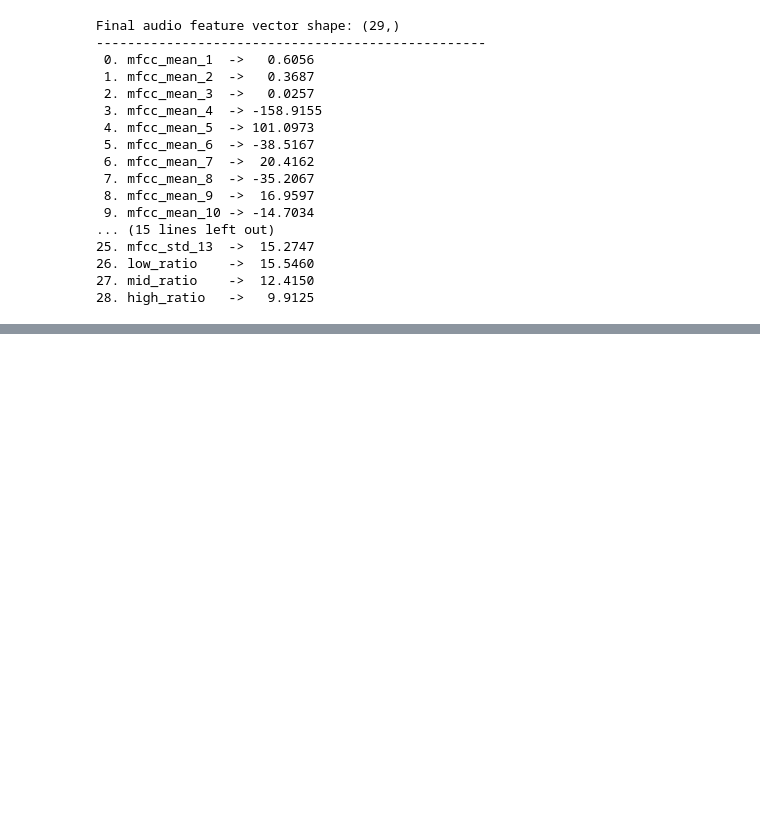
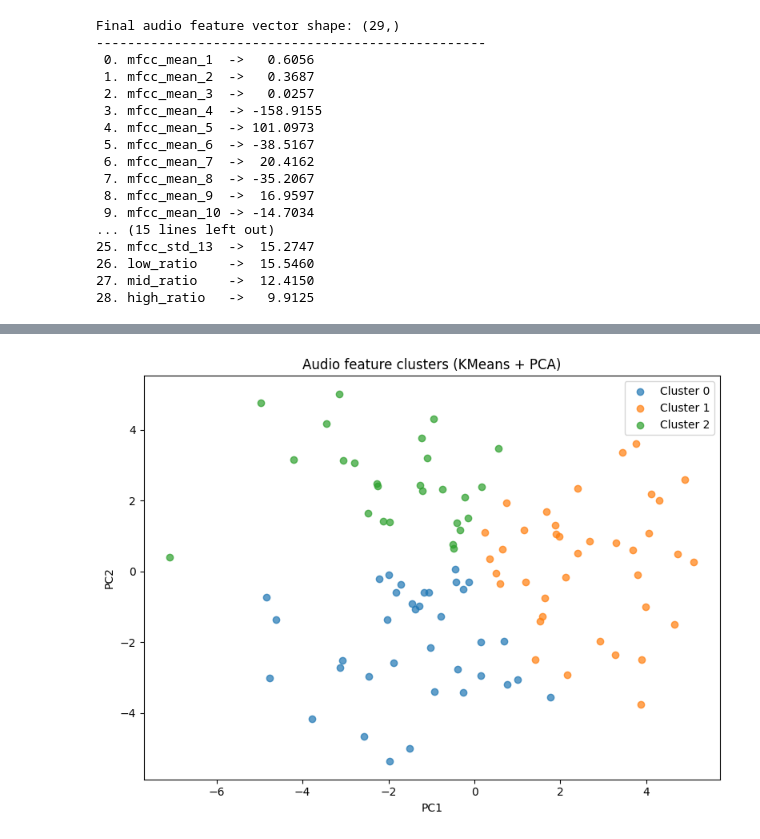
Before and after one commit to boseongkang/mlproject, a Jupyter notebook: notebooks/audio/audio_analysis.ipynb, the cells around one changed output, grey strips where cells are left out. Saved outputs shown, nothing was run; the diff lists cells and outputs as text; code cells hidden in the pictures; blank space fills up the shorter version.

```diff
--- a/notebooks/audio/audio_analysis.ipynb
+++ b/notebooks/audio/audio_analysis.ipynb
@@ -662,0 +626,12 @@ Done! DataFrame shape: (100, 30)
+# %%
+feature_cols = [c for c in audio_df.columns if c != "filename"]
+X = audio_df[feature_cols].values
+# %%
+scaler = StandardScaler()
+X_scaled = scaler.fit_transform(X)
+# %%
+n_clusters = 3
+kmeans = KMeans(n_clusters=n_clusters, random_state=42, n_init=10)
+cluster_labels = kmeans.fit_predict(X_scaled)
+# %%
+audio_df["cluster"] = cluster_labels
@@ -662,0 +657,20 @@ Done! DataFrame shape: (100, 30)
+# %%
+pca = PCA(n_components=2, random_state=42)
+X_pca = pca.fit_transform(X_scaled)
+
+audio_df["pc1"] = X_pca[:, 0]
+audio_df["pc2"] = X_pca[:, 1]
+
+plt.figure(figsize=(8, 6))
+for k in sorted(audio_df["cluster"].unique()):
+    subset = audio_df[audio_df["cluster"] == k]
+    plt.scatter(subset["pc1"], subset["pc2"], label=f"Cluster {k}", alpha=0.7)
+
+plt.xlabel("PC1")
+plt.ylabel("PC2")
+plt.title("Audio feature clusters (KMeans + PCA)")
+plt.legend()
+plt.tight_layout()
+plt.show()
+# %% [output]
+[figure, added]
```
Also changed, not shown: parts of 90 cells of this notebook, 1 other file.
